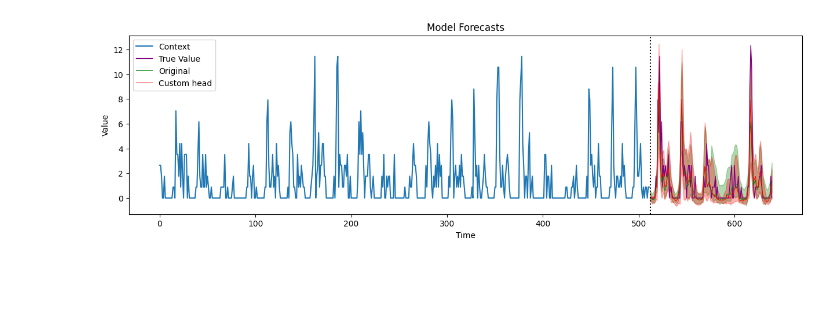
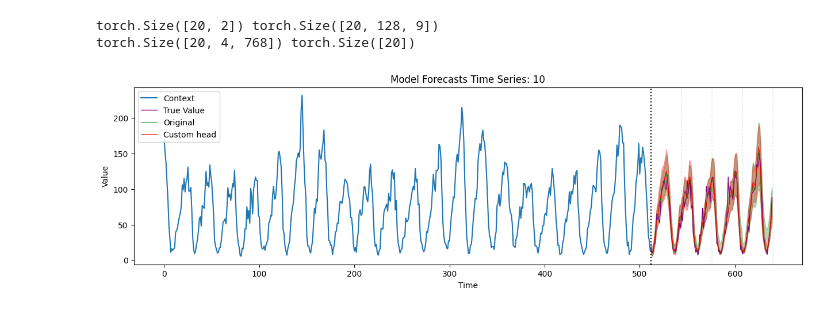
Before and after one commit to Coaster41/tsfm_head_calibration, a Jupyter notebook: universal_trainer.ipynb, the cells around one changed output. Drawn from its saved outputs; the diff is of its cells as text; code cells hidden in the pictures; blank space fills up the shorter version.

Commit message:
added plots and run/evals

```diff
--- a/universal_trainer.ipynb
+++ b/universal_trainer.ipynb
@@ -356,7 +373,7 @@ if head_type == "mixture":
     components = [
         StudentTOutput(),
         NormalFixedScaleOutput(),
-        NegativeBinomial(),
+        LaplaceOutput(),
         LogNormalOutput(),
     ]
     mixture_output = MixtureOutput(components)
@@ -586,8 +610,8 @@ def get_preds_latents(model, context, pred_len):
             variate_id,
             prediction_mask,
             patch_sizes)
-        transformer_output = transformer_output[prediction_mask].reshape([batch_size, -1, transformer_output.shape[-1]])
-        stats = stats[prediction_mask].reshape([batch_size, -1, stats.shape[-1]])
+        transformer_output = transformer_output[:,context_len//patch_len-1,:].detach().cpu()
+        stats = stats[:,0,:]
         model.module.get_reprs = False
         forecasts = model.module(
             target,
@@ -597,9 +621,10 @@ def get_preds_latents(model, context, pred_len):
             variate_id,
             prediction_mask,
             patch_sizes)
-        quantile_forecasts = einops.rearrange(forecasts[:,context_len//patch_size,:],
-                                "B (pred_len quantiles) -> B pred_len quantiles",
-                                quantiles = 9, pred_len = pred_len)
+        forecasts = einops.rearrange(forecasts[:,context_len//patch_len-1,:],
+                                "B (patches quantiles patch_len) -> B patches quantiles patch_len",
+                                quantiles = 9, patch_len = patch_len)
+        quantile_forecasts = einops.rearrange(forecasts, "B patches quantiles patch_len -> B (patches patch_len) quantiles").detach().cpu()
 
     elif model_name == "chronos_bolt":
         transformer_output = torch.zeros(context.shape[0], model.model.model_dim)
@@ -614,7 +639,7 @@ def get_preds_latents(model, context, pred_len):
         model.model.instance_norm.register_forward_hook(save_encoder_hook)
         context = context.to(device)
         forecasts = model.model(context)
-        quantile_forecasts = forecasts.quantile_forecasts
+        quantile_forecasts = einops.rearrange(forecasts.quantile_preds, "B Q h -> B h Q").detach().cpu()
 
     elif model_name == "tirex":
         d_model = model.model_config.block_kwargs.embedding_dim
@@ -635,7 +660,7 @@ def get_preds_latents(model, context, pred_len):
         out_patches = pred_len // patch_size
         transformer_output = torch.zeros((context.shape[0], out_patches, d_model))
         stats = torch.zeros((context.shape[0], 2))
-        start_ind = context.shape[0] // patch_size
+        start_ind = context.shape[1] // patch_size
         end_ind = start_ind + out_patches
         def save_decoder_hook(module, input, output):
             transformer_output[:] = input[0][:,start_ind:end_ind].detach().cpu()
@@ -654,46 +679,58 @@ def get_preds_latents(model, context, pred_len):
         quantile_forecasts = forecasts[:,:pred_len,[9,19,29,39,49,59,69,79,89]].float().detach().cpu()
 
     return quantile_forecasts, transformer_output, stats
-
-
-model = load_model(model_name)
+# %%
+model = load_model(model_name)
+pred_head.load_state_dict(torch.load(save_path))
+# dataset_indicies = np.random.randint(0, 10000, batch_size)
+# x, y = load_dataset('tsmixup', dataset_indicies, pred_length=horizon_len, ctx_len=context_len)
+x, y = load_dataset('amazon-google', pred_length=horizon_len, ctx_len=context_len)
+dataset_indicies = np.arange(x.shape[0])
+# x = x[:100]
+# Load Latents
+# tfm_pred, tfm_quantiles, (latents, stats) = tfm.forecast(x, get_stacked_transformer=True)
+quantiles, latents, stats = get_preds_latents(model, x, horizon_len)
+latents = latents.to(device)
+stats = stats.to(device)
+
+print(stats.shape, quantiles.shape)
+
+mu0    = stats[:, 0].float()                                # [B]
+sigma0 = stats[:, 1].float()
+
+print(latents.shape, mu0.shape)
+
+
+results = latent_forecast(pred_head, latents, horizon_len, head_type,
+                          output_dims, mu0=mu0, sigma0=sigma0,
+                          mixture_output=mixture_output)
+
+head_pred = results["mean"]
+head_q10 = results["quantiles"][0]
+head_q90 = results["quantiles"][-1]
+# %% [output]
+torch.Size([20, 2]) torch.Size([20, 128, 9])
+torch.Size([20, 4, 768]) torch.Size([20])
 # %%
 # Plot Examples
-pred_head.load_state_dict(torch.load(save_path))
-x, y = load_dataset('tsmixup', np.random.randint(0, 10000, batch_size), pred_length=horizon_len, ctx_len=context_len)
-# Load Latents
-# tfm_pred, tfm_quantiles, (latents, stats) = tfm.forecast(x, get_stacked_transformer=True)
-quantiles, latents, stats = get_preds_latents(model, x, horizon_len)
-latents = latents.to(device)
-stats = stats.to(device)
-
-mu0    = stats[:, 0].float()                                # [B]
-sigma0 = stats[:, 1].float()
-
-results = latent_forecast(pred_head, latents, horizon_len, head_type,
-                          output_dims, mu0=mu0, sigma0=sigma0,
-                          mixture_output=mixture_output)
-
-head_pred = results["mean"]
-head_q10 = results["quantiles"][0]
-head_q90 = results["quantiles"][-1]
-
-ind = 2
+ind = np.random.randint(x.shape[0])
 plt.figure(figsize=(15,4))
 plt.plot(x[ind], label="Context")
 plt.plot(np.arange(y.shape[1]) + context_len, y[ind].detach().cpu(), color='purple', label='True Value', lw=1)
 
 plt.plot(np.arange(quantiles.shape[1]) + context_len, quantiles[ind, :, 4], color='green', label='Original', lw=0.7)
 plt.fill_between(np.arange(quantiles.shape[1]) + context_len, quantiles[ind, :, 1], quantiles[ind, :, -1], color='green', alpha=0.3)
 
 plt.plot(np.arange(head_pred.shape[1]) + context_len, head_pred[ind].detach().cpu(), color='red', label='Custom head', lw=0.7)
 plt.fill_between(np.arange(head_pred.shape[1]) + context_len, head_q10[ind], head_q90[ind], color='red', alpha=0.3)
 
 plt.axvline(context_len, color="black", ls=':')
-plt.title("Model Forecasts")
+for i in range(step_size, horizon_len+1, step_size):
+    plt.axvline(context_len + i, color="black", ls=':', alpha=0.1)
+plt.title(f"Model Forecasts Time Series: {dataset_indicies[ind]}")
 plt.xlabel("Time")
 plt.ylabel("Value")
 plt.legend()
 plt.show()
 # %% [output]
-[figure, old version]
+[figure, new version]
```
Also changed, not shown: parts of 6 cells of this notebook, 11 other files.
